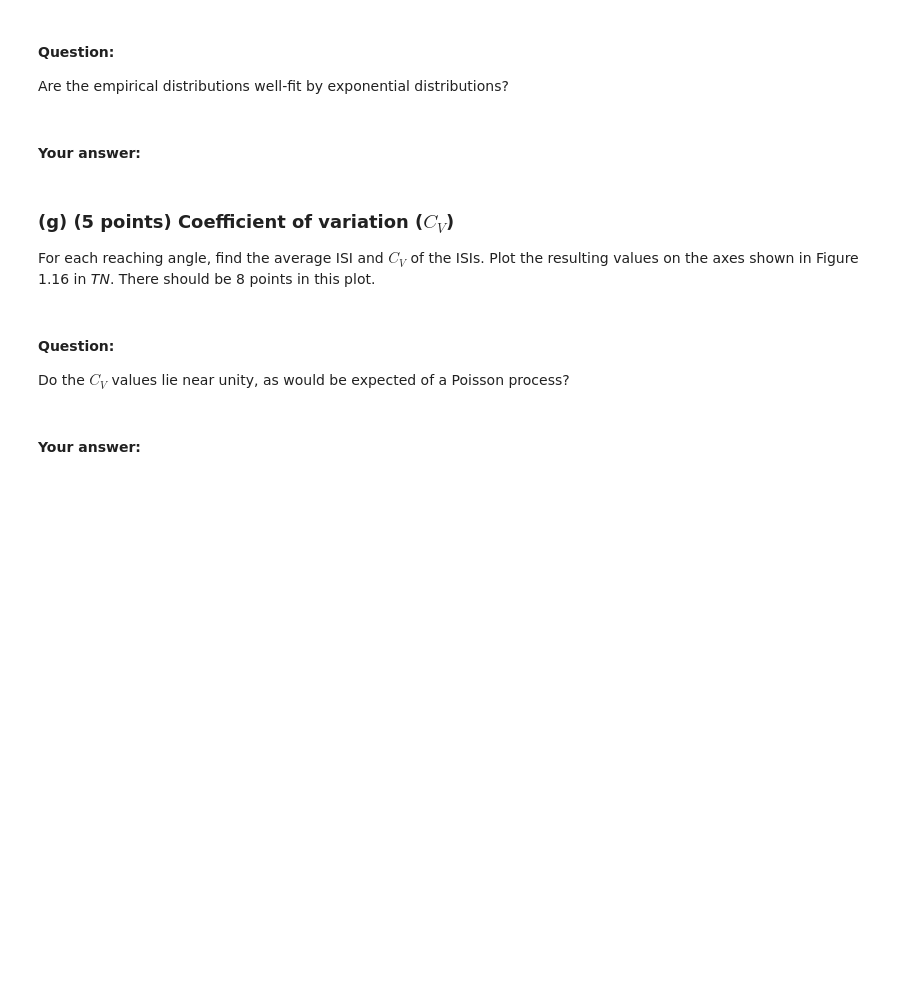
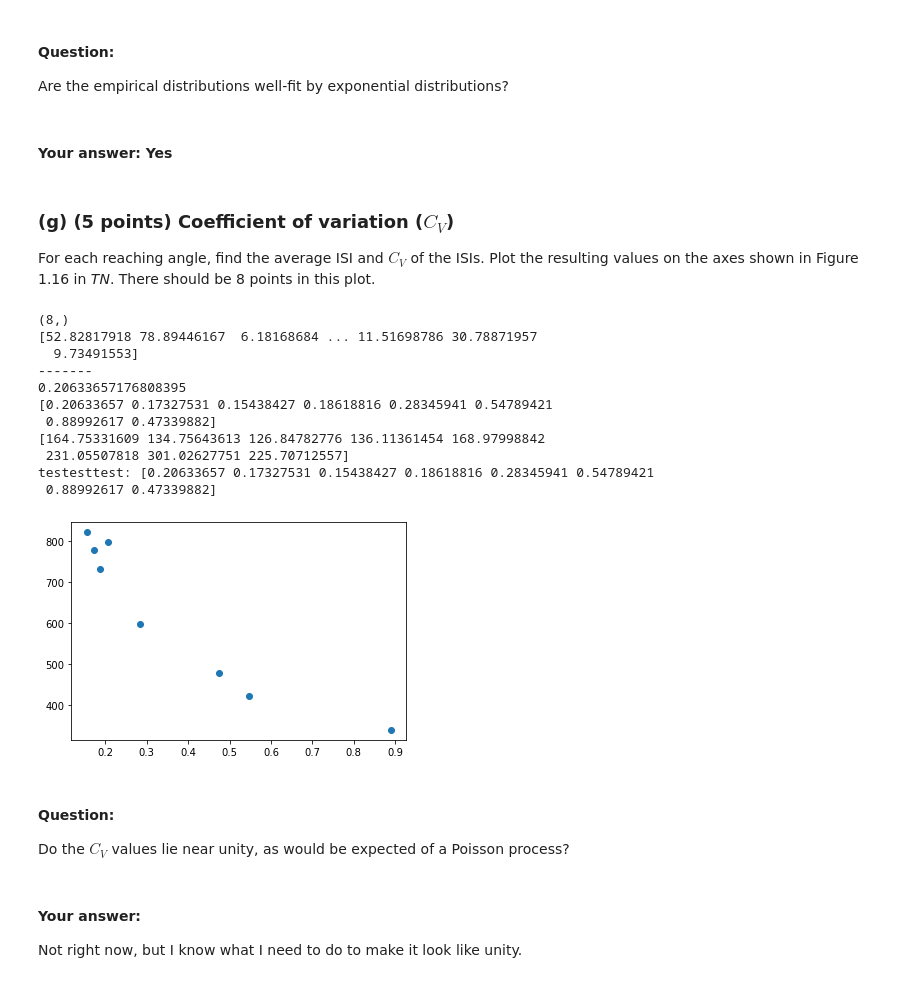
Before and after one commit to sofiagilardini/UCLA_243A, a Jupyter notebook: hw3/hw3p2.ipynb, the cells around one changed output. Cells and saved outputs as stored; diff of their text form; code cells hidden in the pictures; blank space fills up the shorter version.

```diff
--- a/hw3/hw3p2.ipynb
+++ b/hw3/hw3p2.ipynb
@@ -452,7 +420,7 @@ for con in range(num_cons) :
 #### Question:
 Are the empirical distributions well-fit by exponential distributions?
 # %% [markdown]
-#### Your answer:
+#### Your answer: Yes
 # %% [markdown]
 ### (g) (5 points) Coefficient of variation ($C_V$)
   For each reaching angle, find the average ISI and $C_V$ of the ISIs.
@@ -472,5 +429,56 @@ pass
+# %%
+#2g
+
+# coefficient of variation = standard deviation / mean
+
+mean_isi = np.zeros(num_cons)
+std_isi = np.zeros(num_cons)
+coef_v = np.zeros(num_cons)
+mean_2_isi = np.zeros(num_cons)
+std_2_isi = np.zeros(num_cons)
+
+
+print(isis_array.shape)
+print(isis_array[0])
+print("-------")
+print(np.mean(isis_array[0]))
+
+
+for con in range(num_cons):
+    mean_isi[con] = np.mean(isis_array[con])
+    std_isi[con] = np.std(isis_array[con])
+    coef_v[con] = std_isi[con] / (mean_isi[con])
+
+print(mean_isi)
+print(std_isi)
+
+plt.plot(mean_isi, coef_v, marker = 'o', linestyle = 'none')
+#plt.plot(coef_v, mean_isi, marker = 'x', linestyle = 'none')
+
+
+print("testesttest:", mean_isi)
+
+
+## this unity should be reversed -- If I had time what I would do is: create a 8x100 numpy array composed of 8x100 lists.
+# each list would be a list of ISIs
+# I would take the mean and standard deviation of each list, creating a new array
+# then I would take the mean and standard deviation across each condition, and plot that - that should look like unity as we were expecting
+# %% [output]
+(8,)
+[52.82817918 78.89446167  6.18168684 ... 11.51698786 30.78871957
+  9.73491553]
+-------
+0.20633657176808395
+[0.20633657 0.17327531 0.15438427 0.18618816 0.28345941 0.54789421
+ 0.88992617 0.47339882]
+[164.75331609 134.75643613 126.84782776 136.11361454 168.97998842
+ 231.05507818 301.02627751 225.70712557]
+testesttest: [0.20633657 0.17327531 0.15438427 0.18618816 0.28345941 0.54789421
+ 0.88992617 0.47339882]
+[figure, added]
 # %% [markdown]
 #### Question:
 Do the $C_V$ values lie near unity, as would be expected of a Poisson process?
-# %% [markdown]
-#### Your answer:
+# %% [markdown]
+#### Your answer:
+Not right now, but I know what I need to do to make it look like unity.
```
Also changed, not shown: parts of 6 cells of this notebook, 1 other file.
